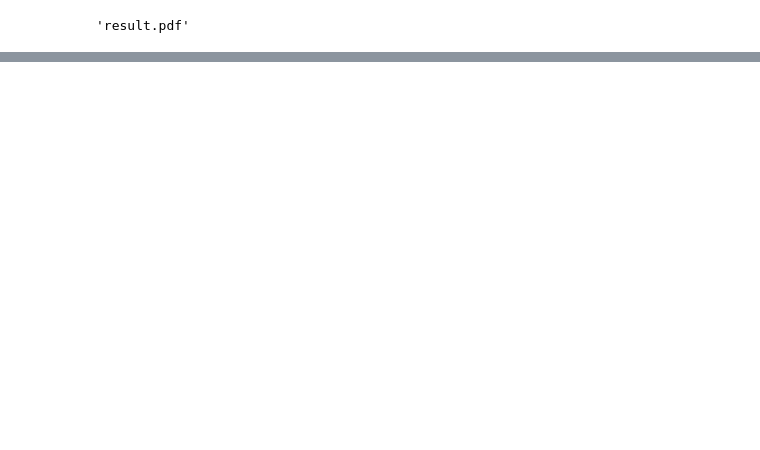
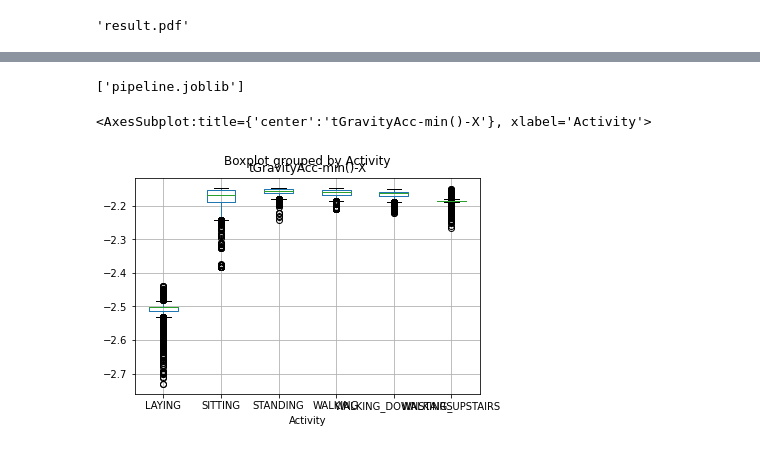
Before and after one commit to pfilo8/BHL-Hackathon-AI, a Jupyter notebook: Kuba.ipynb, the cells around one changed output, grey strips where cells are left out. Drawn from its saved outputs; the diff is of its cells as text; code cells hidden in the pictures; blank space fills up the shorter version.

```diff
--- a/Kuba.ipynb
+++ b/Kuba.ipynb
@@ -103,0 +136,9 @@ graph
+# %%
+joblib.dump(p, "pipeline.joblib")
+# %% [output]
+['pipeline.joblib']
+# %%
+plt.boxplot(df[]"tGravityAcc-min()-X", "Activity")
+# %% [output]
+<AxesSubplot:title={'center':'tGravityAcc-min()-X'}, xlabel='Activity'>
+[figure, added]
```
Also changed, not shown: parts of 11 cells of this notebook.
